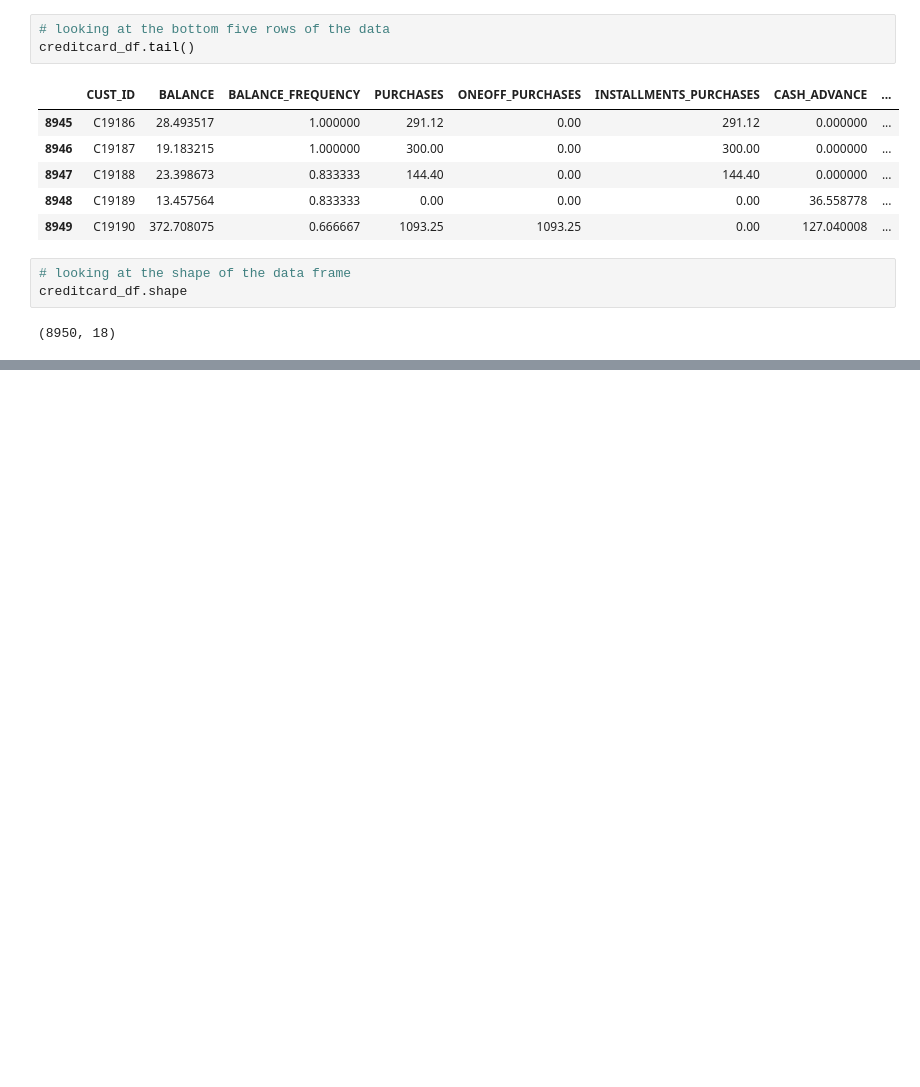
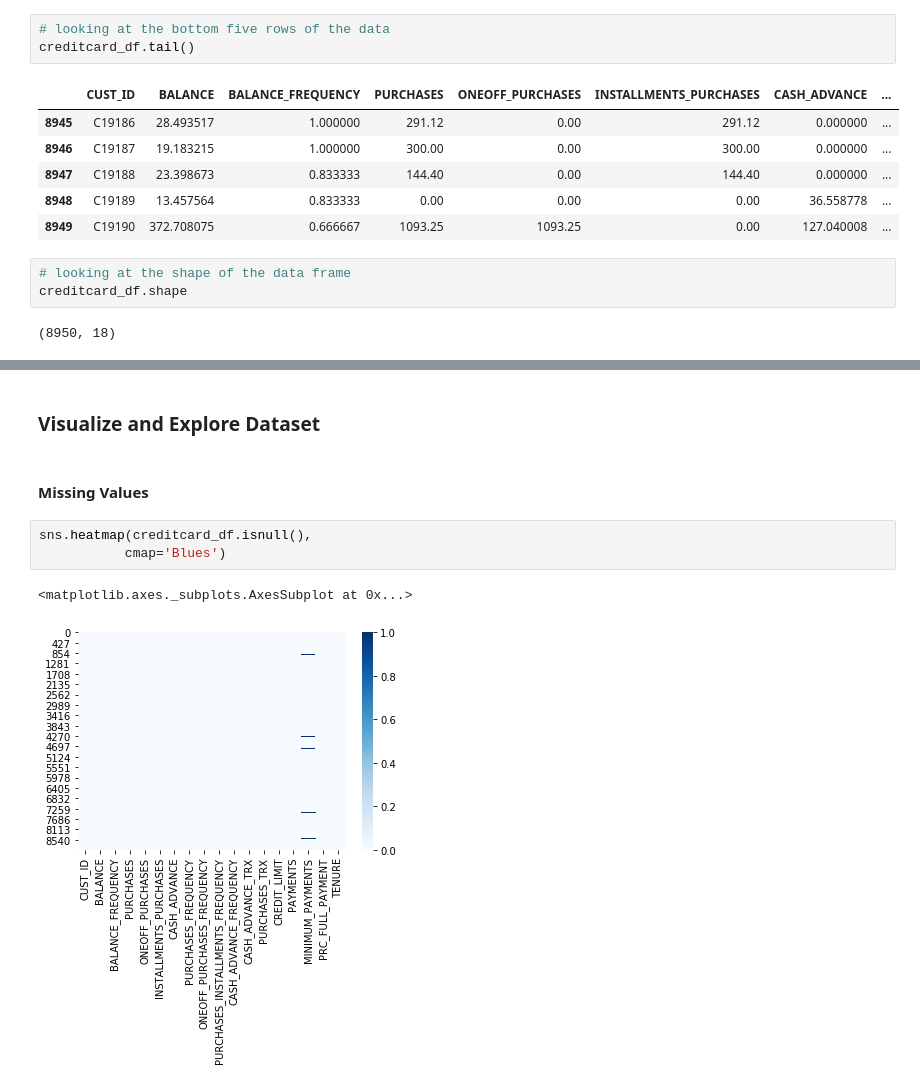
Before and after one commit to sukesh-reddy/Data-Science-Projects---Business, a Jupyter notebook: 2-Marketing Department/marketing Department.ipynb, the cells around one changed output, grey strips where cells are left out. Saved outputs shown, nothing was run; the diff lists cells and outputs as text; blank space fills up the shorter version.

Commit message:
Explore and visualize the data set

```diff
--- a/2-Marketing Department/marketing Department.ipynb
+++ b/2-Marketing Department/marketing Department.ipynb
@@ -88,0 +101,10 @@ creditcard_df.describe()
+# %% [markdown]
+### Visualize and Explore Dataset
+# %% [markdown]
+#### Missing Values
+# %%
+sns.heatmap(creditcard_df.isnull(),
+           cmap='Blues')
+# %% [output]
+<matplotlib.axes._subplots.AxesSubplot at 0x...>
+[figure, added]
```
Also changed, not shown: parts of 8 cells of this notebook.
